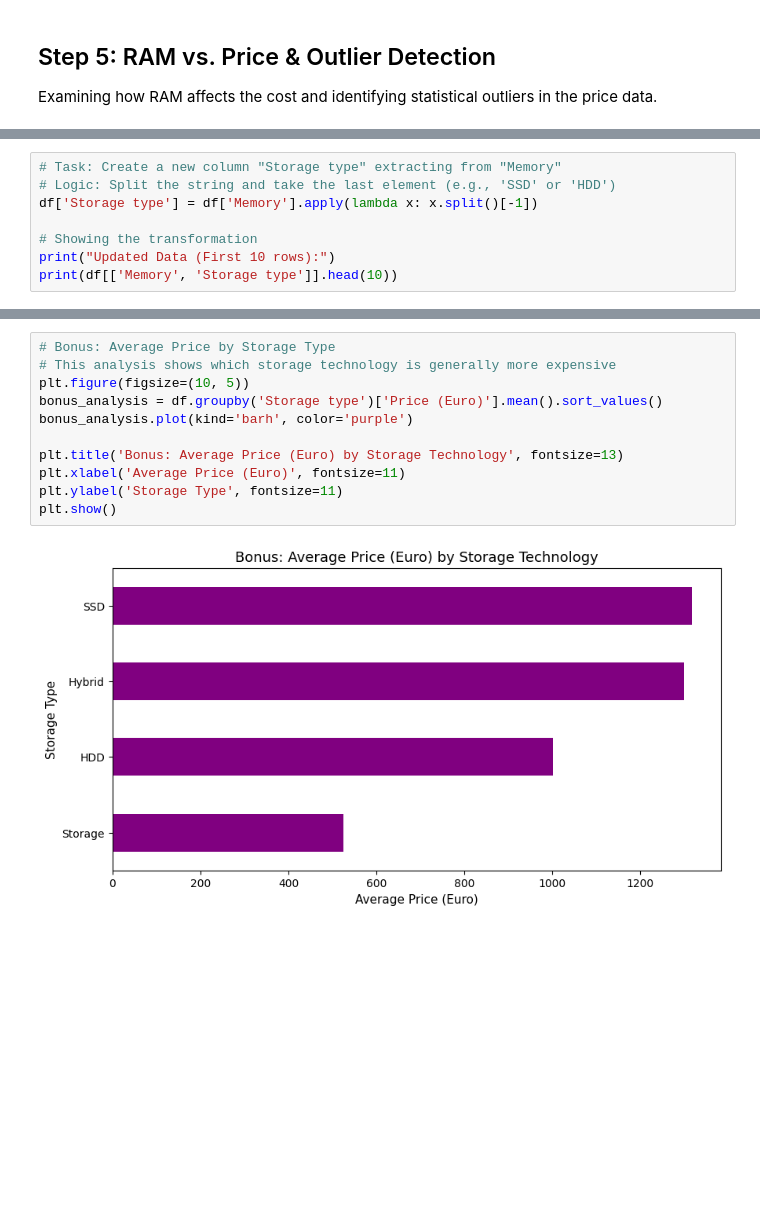
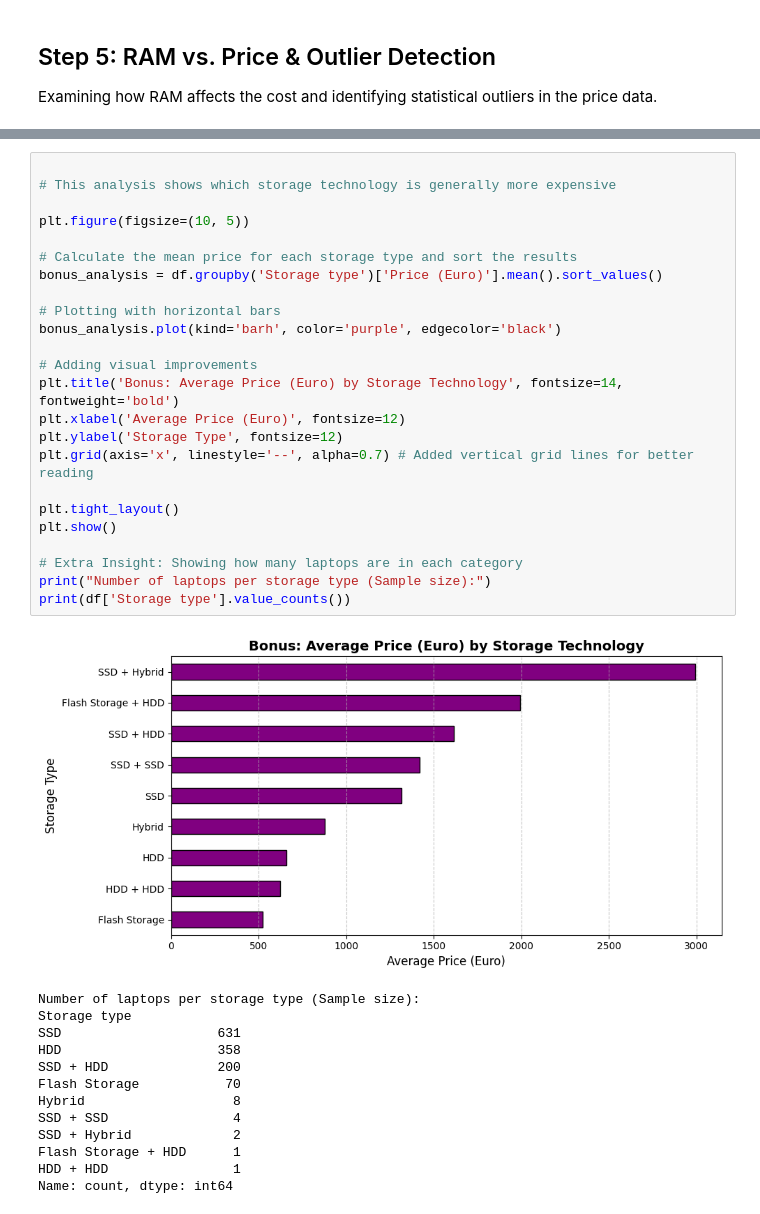
Before and after one commit to ronit1977/Laptop-Price-Analysis, a Jupyter notebook: Untitled-1.ipynb, the cells around one changed output, grey strips where cells are left out. Saved outputs shown, nothing was run; the diff lists cells and outputs as text; blank space fills up the shorter version.

Commit message:
Completed tasks 1-6 and added bonus analysis

```diff
--- a/Untitled-1.ipynb
+++ b/Untitled-1.ipynb
@@ -145,8 +224,0 @@ Extracting storage types and analyzing their impact on laptop pricing.
-# %%
-# Task: Create a new column "Storage type" extracting from "Memory"
-# Logic: Split the string and take the last element (e.g., 'SSD' or 'HDD')
-df['Storage type'] = df['Memory'].apply(lambda x: x.split()[-1])
-
-# Showing the transformation
-print("Updated Data (First 10 rows):")
-print(df[['Memory', 'Storage type']].head(10))
@@ -208,13 +274,38 @@ A: 1. Visually: Using the Boxplot above. Points (dots) appearing outside
 # %%
-# Bonus: Average Price by Storage Type
+
 # This analysis shows which storage technology is generally more expensive
+
 plt.figure(figsize=(10, 5))
+
+# Calculate the mean price for each storage type and sort the results
 bonus_analysis = df.groupby('Storage type')['Price (Euro)'].mean().sort_values()
-bonus_analysis.plot(kind='barh', color='purple')
 
-plt.title('Bonus: Average Price (Euro) by Storage Technology', fontsize=13)
-plt.xlabel('Average Price (Euro)', fontsize=11)
-plt.ylabel('Storage Type', fontsize=11)
+# Plotting with horizontal bars
+bonus_analysis.plot(kind='barh', color='purple', edgecolor='black')
+
+# Adding visual improvements
+plt.title('Bonus: Average Price (Euro) by Storage Technology', fontsize=14, fontweight='bold')
+plt.xlabel('Average Price (Euro)', fontsize=12)
+plt.ylabel('Storage Type', fontsize=12)
+plt.grid(axis='x', linestyle='--', alpha=0.7) # Added vertical grid lines for better reading
+
+plt.tight_layout()
 plt.show()
+
+# Extra Insight: Showing how many laptops are in each category
+print("Number of laptops per storage type (Sample size):")
+print(df['Storage type'].value_counts())
 # %% [output]
-[figure, old version]
+[figure, new version]
+Number of laptops per storage type (Sample size):
+Storage type
+SSD                    631
+HDD                    358
+SSD + HDD              200
+Flash Storage           70
+Hybrid                   8
+SSD + SSD                4
+SSD + Hybrid             2
+Flash Storage + HDD      1
+HDD + HDD                1
+Name: count, dtype: int64
```
Also changed, not shown: parts of 14 cells of this notebook, 1 other file.
